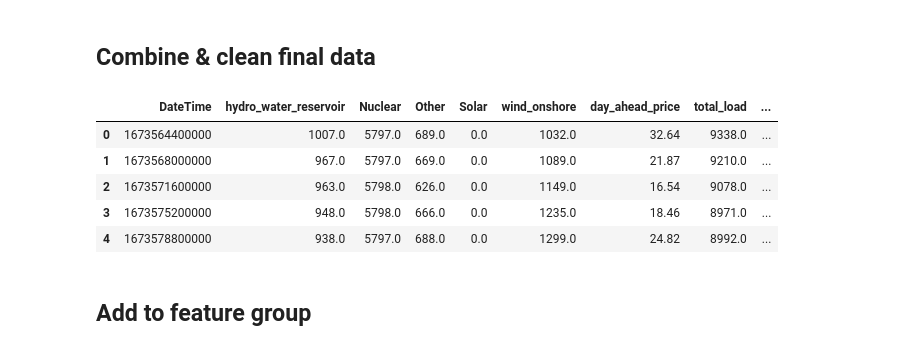
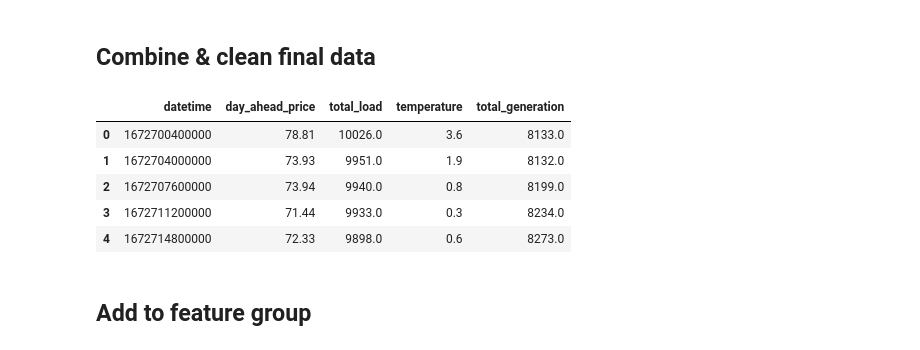
Before and after one commit to AbyelT/ID2223-Scalable-ML-and-DL, a Jupyter notebook: Project/feature-pipeline-daily.ipynb, the cells around one changed output. Cells and saved outputs as stored; diff of their text form; code cells hidden in the pictures.

```diff
--- a/Project/feature-pipeline.ipynb
+++ b/Project/feature-pipeline-daily.ipynb
@@ -33,11 +33,11 @@ import time
 ## Get current date and time for prediction, prediction and actual data is available
 
 #used to retrieve earlier dates
-#date_from = "20230102"
+date_from = "20230103"
 
-date_from = datetime.now() - timedelta(days=1)
-date_from = date_from.date().strftime('%Y%m%d')
-date_to = (datetime.strptime(date_from, '%Y%m%d') + timedelta(days=1)).strftime('%Y%m%d')
+# date_from = datetime.now() - timedelta(days=1)
+# date_from = date_from.date().strftime('%Y%m%d')
+date_to = (datetime.strptime(date_from, '%Y%m%d') + timedelta(days=7)).strftime('%Y%m%d')
 
 # time
 # time = datetime.now().time().strftime('%H')
@@ -97,7 +107,7 @@ from urllib.request import urlopen
 from pandas import json_normalize
 # %%
 ## fetch data
-url = "https://opendata-download-metobs.smhi.se/api/version/latest/parameter/1/station/71420/period/latest-day/data.json"
+url = "https://opendata-download-metobs.smhi.se/api/version/latest/parameter/1/station/71420/period/latest-months/data.json"
 response = urlopen(url)
 
 # convert response to json, to dataframe
@@ -111,12 +121,4 @@ timeseries_to = df_entsoe_clean["DateTime"].iloc[-1]
 # #extract only the temperature in the time stamp interval
 df_smhi_data = df_smhi_data.loc[(df_smhi_data['date'] >= timeseries_from) & (df_smhi_data['date'] <= timeseries_to)]
 df_smhi_data = df_smhi_data.reset_index().rename(columns = {'date':'DateTime'})
-
-#df2.head()
-# data = json.load(url)
-# temp = data['value']
-# temp
-#df_smhi_data = df_smhi_data.iloc[:25, ::]
-#int(datetime.strptime(date_from, '%Y%m%d').timestamp() * 1000)
-#timeseries_to = int((datetime.strptime(date_from, '%Y%m%d') timedelta(hours=i) .timestamp() * 1000)
 # %%
@@ -142,20 +133,29 @@ df_smhi_data
 # %% [markdown]
 ## Combine & clean final data
 # %%
+# combine Entsoe and SMHI data
 df_feature_data = df_entsoe_clean.merge(df_smhi_data, how='inner', on='DateTime')
-df_feature_data.drop(["Fossil Gas", "index", "quality"], axis=1, inplace=True)
+
+# create column total_generation, the sum of all production types
+col_list = ["Hydro Water Reservoir", "Nuclear", "Other", "Solar", "Wind Onshore"]
+df_feature_data['total_generation'] = df_feature_data[list(col_list)].sum(axis=1)
+
+# drop redundant/irrelevant columns
+df_feature_data.drop(col_list + ["Fossil Gas", "index", "quality"], axis=1, inplace=True)
+
+# Convert into float type
 df_feature_data["value"] = df_feature_data["value"].astype(float)
-df_feature_data.rename(columns={"Hydro Water Reservoir": "hydro_water_reservoir",
-                                         "Wind Onshore": "wind_onshore",
-                                         "Actual Load": "total_load",
-                                         "value": "temperature"}, inplace=True)
+
+# rename to matching columns names
+df_feature_data.rename(columns={"Actual Load": "total_load", "value": "temperature", "DateTime":"datetime"}, inplace=True)
+
 df_feature_data.head()
 # %% [output]
-|  | DateTime | hydro_water_reservoir | Nuclear | Other | Solar | wind_onshore | day_ahead_price | total_load | ... |
-| 0 | 1673564400000 | 1007.0 | 5797.0 | 689.0 | 0.0 | 1032.0 | 32.64 | 9338.0 | ... |
-| 1 | 1673568000000 | 967.0 | 5797.0 | 669.0 | 0.0 | 1089.0 | 21.87 | 9210.0 | ... |
-| 2 | 1673571600000 | 963.0 | 5798.0 | 626.0 | 0.0 | 1149.0 | 16.54 | 9078.0 | ... |
-| 3 | 1673575200000 | 948.0 | 5798.0 | 666.0 | 0.0 | 1235.0 | 18.46 | 8971.0 | ... |
-| 4 | 1673578800000 | 938.0 | 5797.0 | 688.0 | 0.0 | 1299.0 | 24.82 | 8992.0 | ... |
+|  | datetime | day_ahead_price | total_load | temperature | total_generation |
+| 0 | 1672700400000 | 78.81 | 10026.0 | 3.6 | 8133.0 |
+| 1 | 1672704000000 | 73.93 | 9951.0 | 1.9 | 8132.0 |
+| 2 | 1672707600000 | 73.94 | 9940.0 | 0.8 | 8199.0 |
+| 3 | 1672711200000 | 71.44 | 9933.0 | 0.3 | 8234.0 |
+| 4 | 1672714800000 | 72.33 | 9898.0 | 0.6 | 8273.0 |
 # %% [markdown]
 ## Add to feature group
```
Also changed, not shown: parts of 7 cells of this notebook.
